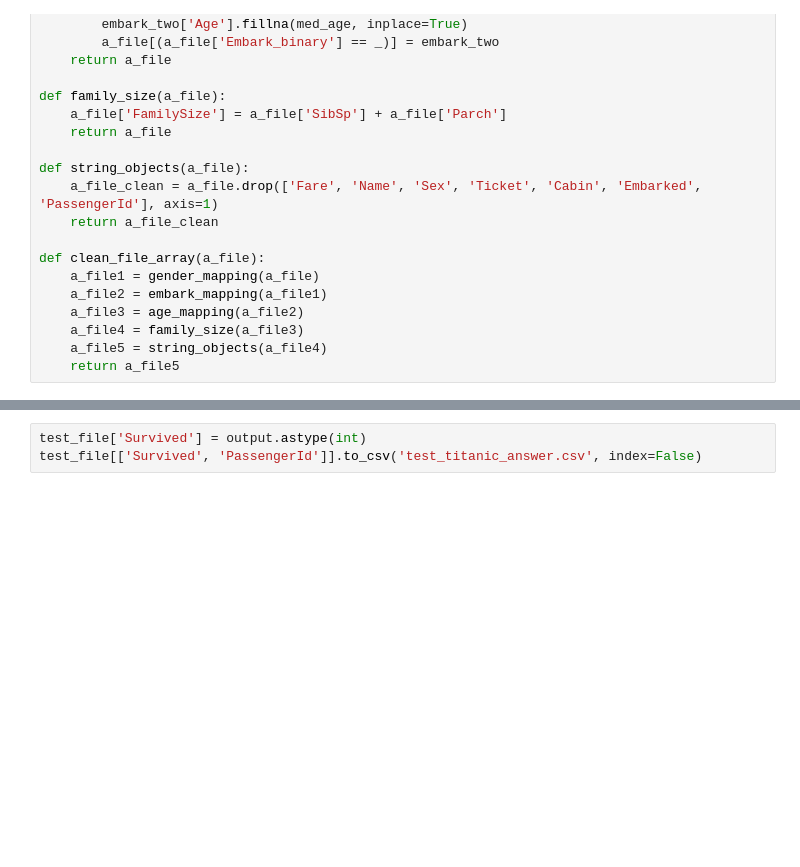
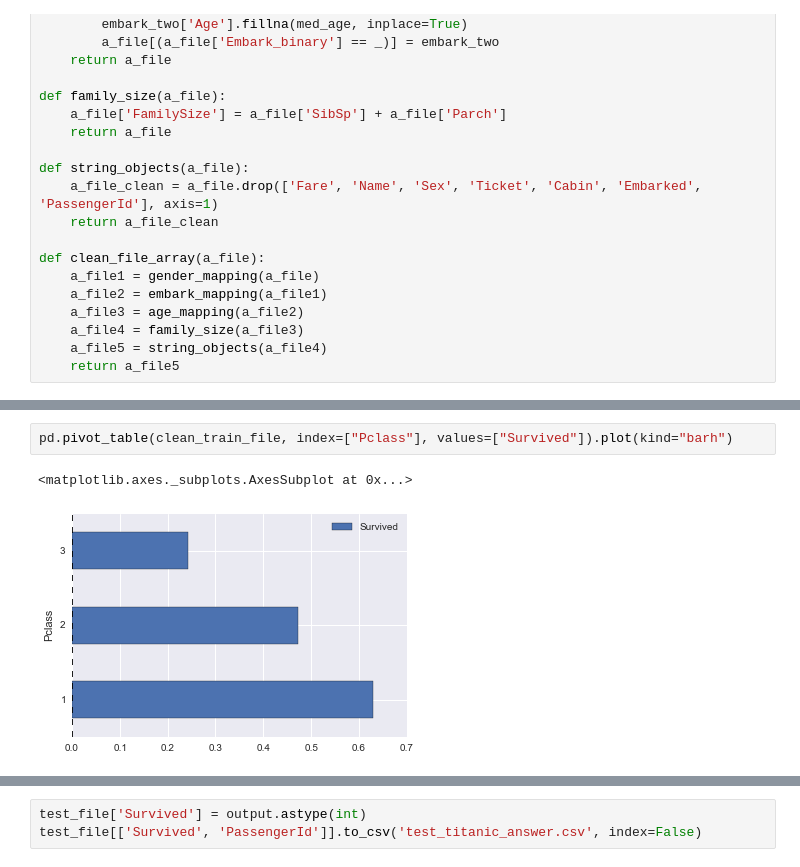
Before and after one commit to cndreisbach/python-assignments, a Jupyter notebook: assignments/titanic/titanic.ipynb, the cells around one changed output, grey strips where cells are left out. Saved outputs shown, nothing was run; the diff lists cells and outputs as text; blank space fills up the shorter version.

```diff
--- a/assignments/titanic/titanic.ipynb
+++ b/assignments/titanic/titanic.ipynb
@@ -74,0 +86,5 @@ See the the caveats in the documentation: http://pandas.pydata.org/pandas-docs/s
+# %%
+pd.pivot_table(clean_train_file, index=["Pclass"], values=["Survived"]).plot(kind="barh")
+# %% [output]
+<matplotlib.axes._subplots.AxesSubplot at 0x...>
+[figure, added]
```
Also changed, not shown: parts of 7 cells of this notebook, 1 other file.
